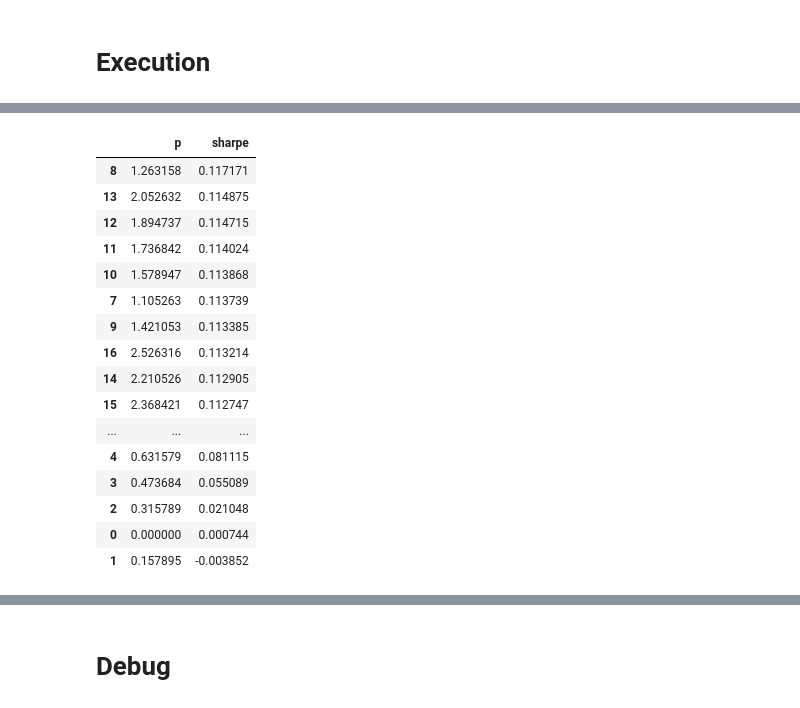
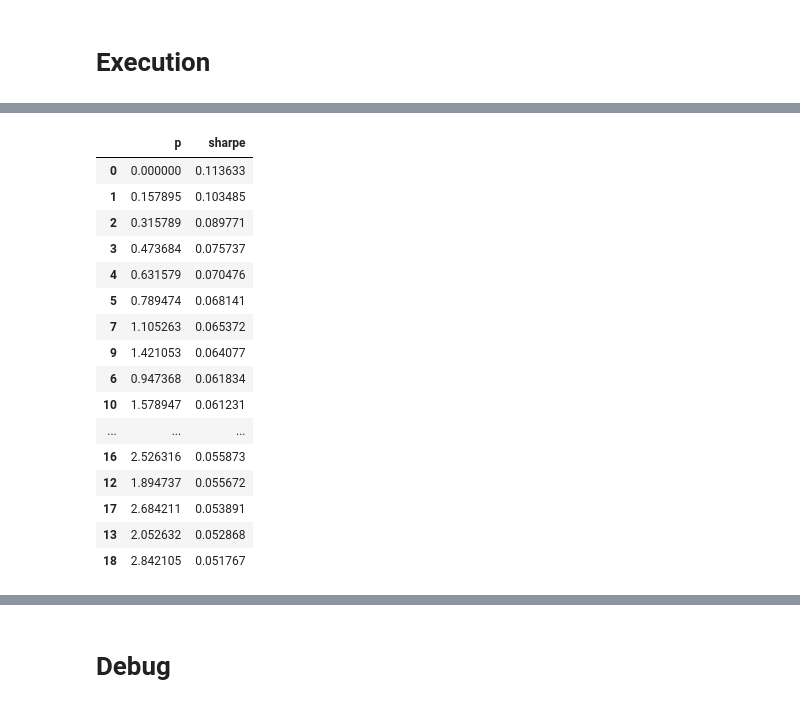
Before and after one commit to calebyung/JPX-Tokyo-Stock-Exchange-Prediction, a Jupyter notebook: jpx-model-lgbm.ipynb, the cells around one changed output, grey strips where cells are left out. Drawn from its saved outputs; the diff is of its cells as text; code cells hidden in the pictures.

```diff
--- a/jpx-model-lgbm.ipynb
+++ b/jpx-model-lgbm.ipynb
@@ -59,11 +59,11 @@ Notebook Parameters
 '''
 # basic
 MODEL = 'clf3'
-FE_PATH = '../input/jpx-feature-engineering-v13/features'
+FE_PATH = '../input/jpx-feature-engineering-v15/features'
 SEED = 0
 SEEDS = [1,2,3,4,5]
 JPX_PATH = '../input/jpx-tokyo-stock-exchange-prediction'
-EXTRA_VAL_DATE_START = None
+EXTRA_VAL_DATE_START = '2022-05-28'
 
 # data sacling
 SCALER = StandardScaler()
@@ -140,7 +140,7 @@ RUN_HP = True
 N_ESTIMATORS_HP = 5000
 EARLY_STOPPING_ROUNDS_HP = 30
 HP_OPT_HRS = 4
-BEST_PARAMS = None
+BEST_PARAMS = None #{'max_depth': 24, 'num_leaves': 26, 'learning_rate': 0.021828064883661825, 'min_child_weight': 0.035555841571658205, 'subsample': 0.7951789011913302, 'subsample_freq': 4, 'colsample_bytree': 0.5737026006353289, 'reg_alpha': 9.312045017262585, 'reg_lambda': 0.047626226731312296, 'max_bin': 368}
 
 # re-fit
 N_ESTIMATORS_REFIT = 5000
@@ -1019,5 +1020,6 @@ if VOL_PENALTY:
     best_p = p_result.sort_values('sharpe', ascending=False).p.iloc[0]
     df_pred_val.pred_model_vol_penalty = df_pred_val.pred_model_demean / df_pred_val['std'].pow(best_p)
     df_pred_val['Rank'] = df_pred_val.groupby('Date').pred_model_vol_penalty.rank(method='first', ascending=False).astype(int) - 1
+    log(f'Best volatility power: {best_p}')
     log(f'Sharpe after volatility penalty: {calc_spread_return_sharpe(df_pred_val)}')
 # %% [output]
@@ -1025,17 +1027,17 @@ if VOL_PENALTY:
 |  | p | sharpe |
-| 8 | 1.263158 | 0.117171 |
-| 13 | 2.052632 | 0.114875 |
-| 12 | 1.894737 | 0.114715 |
-| 11 | 1.736842 | 0.114024 |
-| 10 | 1.578947 | 0.113868 |
-| 7 | 1.105263 | 0.113739 |
-| 9 | 1.421053 | 0.113385 |
-| 16 | 2.526316 | 0.113214 |
-| 14 | 2.210526 | 0.112905 |
-| 15 | 2.368421 | 0.112747 |
+| 0 | 0.000000 | 0.113633 |
+| 1 | 0.157895 | 0.103485 |
+| 2 | 0.315789 | 0.089771 |
+| 3 | 0.473684 | 0.075737 |
+| 4 | 0.631579 | 0.070476 |
+| 5 | 0.789474 | 0.068141 |
+| 7 | 1.105263 | 0.065372 |
+| 9 | 1.421053 | 0.064077 |
+| 6 | 0.947368 | 0.061834 |
+| 10 | 1.578947 | 0.061231 |
 | ... | ... | ... |
-| 4 | 0.631579 | 0.081115 |
-| 3 | 0.473684 | 0.055089 |
-| 2 | 0.315789 | 0.021048 |
-| 0 | 0.000000 | 0.000744 |
-| 1 | 0.157895 | -0.003852 |
+| 16 | 2.526316 | 0.055873 |
+| 12 | 1.894737 | 0.055672 |
+| 17 | 2.684211 | 0.053891 |
+| 13 | 2.052632 | 0.052868 |
+| 18 | 2.842105 | 0.051767 |
```
Also changed, not shown: parts of 8 cells of this notebook.
